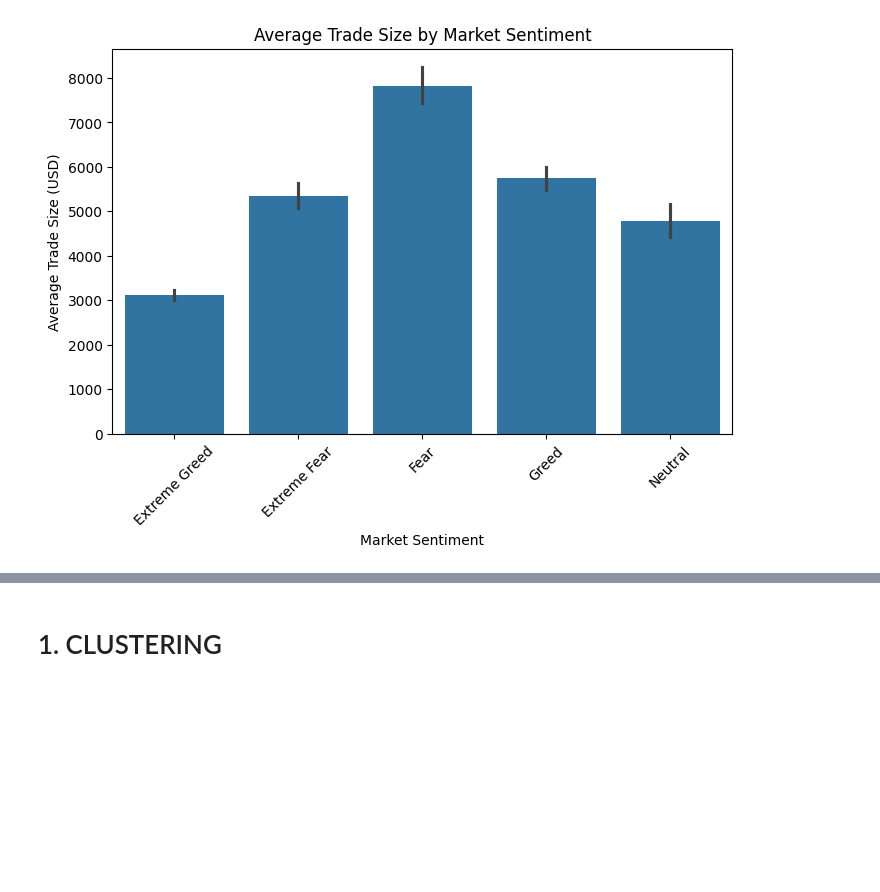
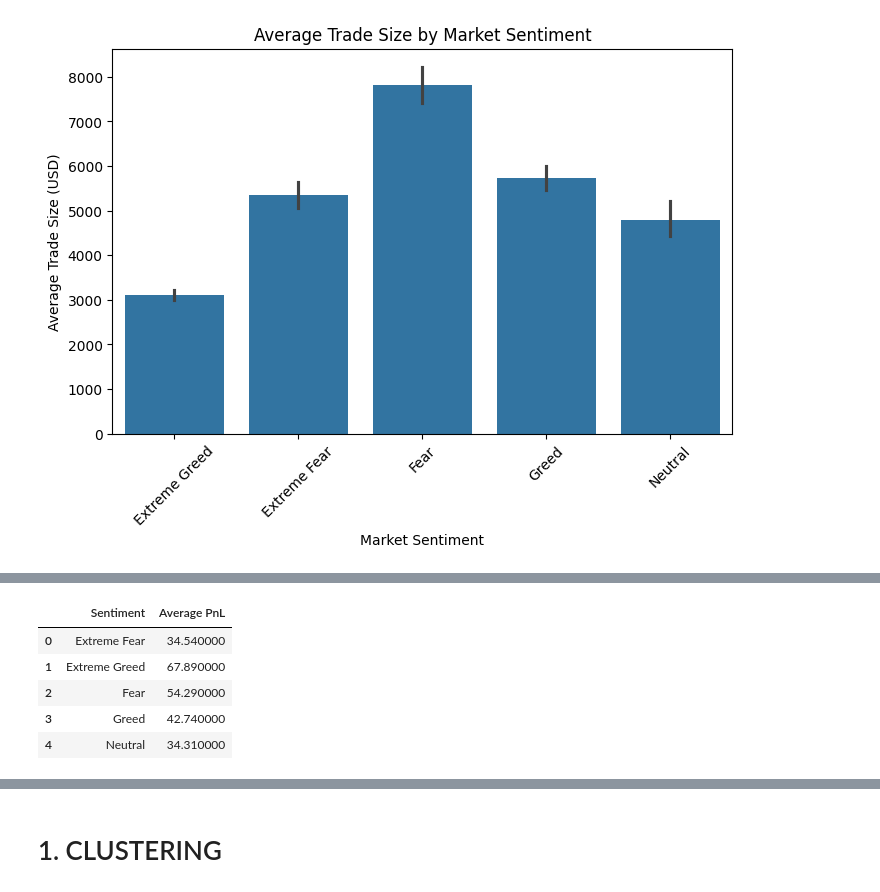
Before and after one commit to Yanshuptl18/trader-sentiment-analysis, a Jupyter notebook: notebooks/analysis.ipynb, the cells around one changed output, grey strips where cells are left out. Drawn from its saved outputs; the diff is of its cells as text; code cells hidden in the pictures; blank space fills up the shorter version.

```diff
--- a/notebooks/analysis.ipynb
+++ b/notebooks/analysis.ipynb
@@ -531,0 +568,9 @@ plt.show()
+# %%
+summary_pnl.style.background_gradient(cmap='Blues')
+# %% [output]
+|  | Sentiment | Average PnL |
+| 0 | Extreme Fear | 34.540000 |
+| 1 | Extreme Greed | 67.890000 |
+| 2 | Fear | 54.290000 |
+| 3 | Greed | 42.740000 |
+| 4 | Neutral | 34.310000 |
```
Also changed, not shown: parts of 11 cells of this notebook, 3 other files.
